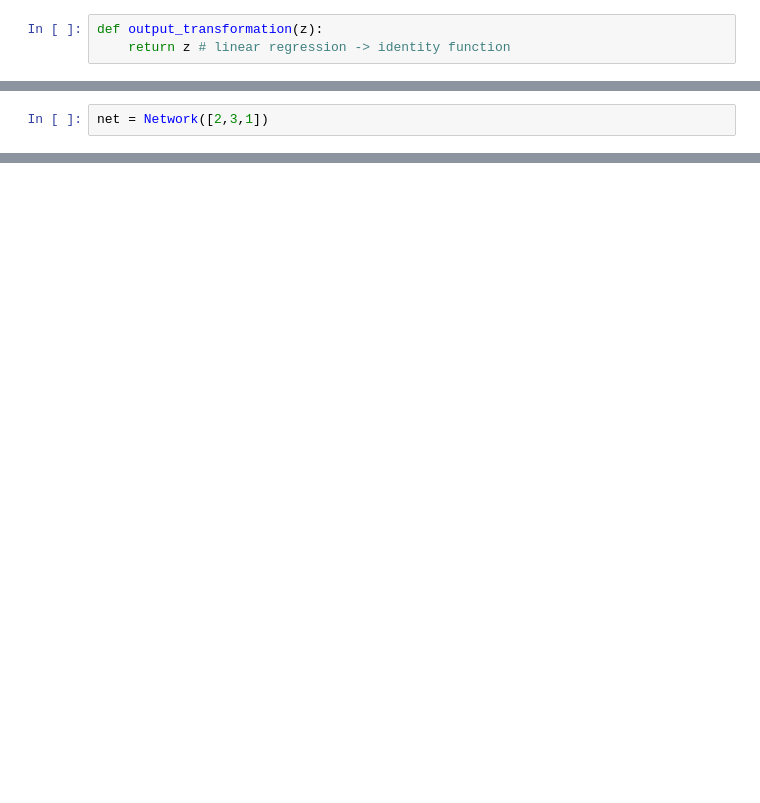
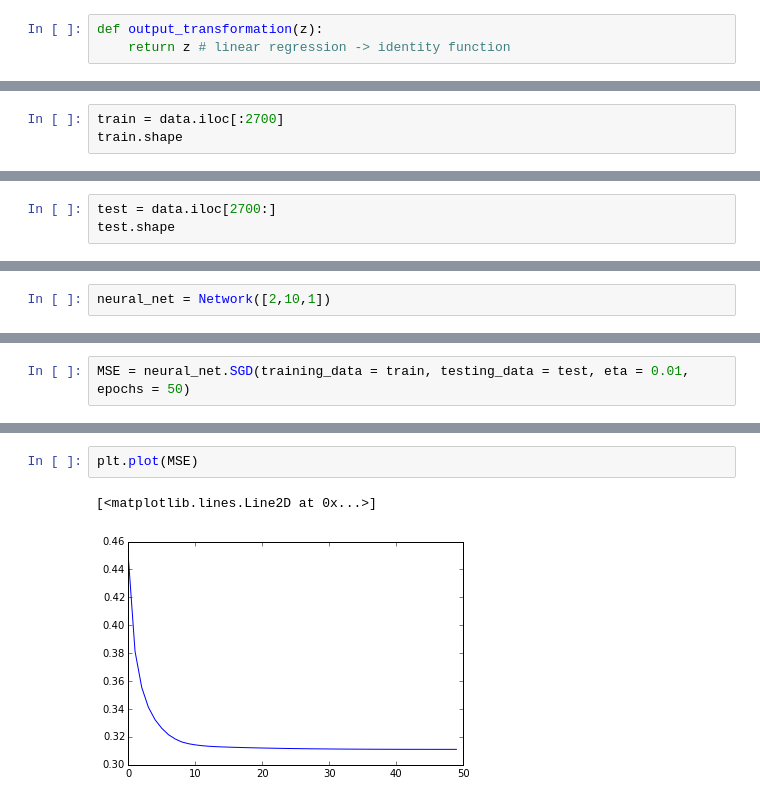
Before and after one commit to du-phan/AI_project, a Jupyter notebook: Neural_network.ipynb, the cells around one changed output, grey strips where cells are left out. Drawn from its saved outputs; the diff is of its cells as text; blank space fills up the shorter version.

Commit message:
finish neural net

```diff
--- a/Neural_network.ipynb
+++ b/Neural_network.ipynb
@@ -59,0 +143,3 @@ array([[1],
+# %%
+train = data.iloc[:2700]
+train.shape
@@ -59,0 +148,3 @@ array([[1],
+# %%
+test = data.iloc[2700:]
+test.shape
@@ -60,2 +153,2 @@ array([[1],
 # %%
-net = Network([2,3,1])
+neural_net = Network([2,10,1])
@@ -85,0 +155,2 @@ s
+# %%
+MSE = neural_net.SGD(training_data = train, testing_data = test, eta = 0.01, epochs = 50)
@@ -85,0 +175,5 @@ s
+# %%
+plt.plot(MSE)
+# %% [output]
+[<matplotlib.lines.Line2D at 0x...>]
+[figure, added]
```
Also changed, not shown: parts of 27 cells of this notebook.
